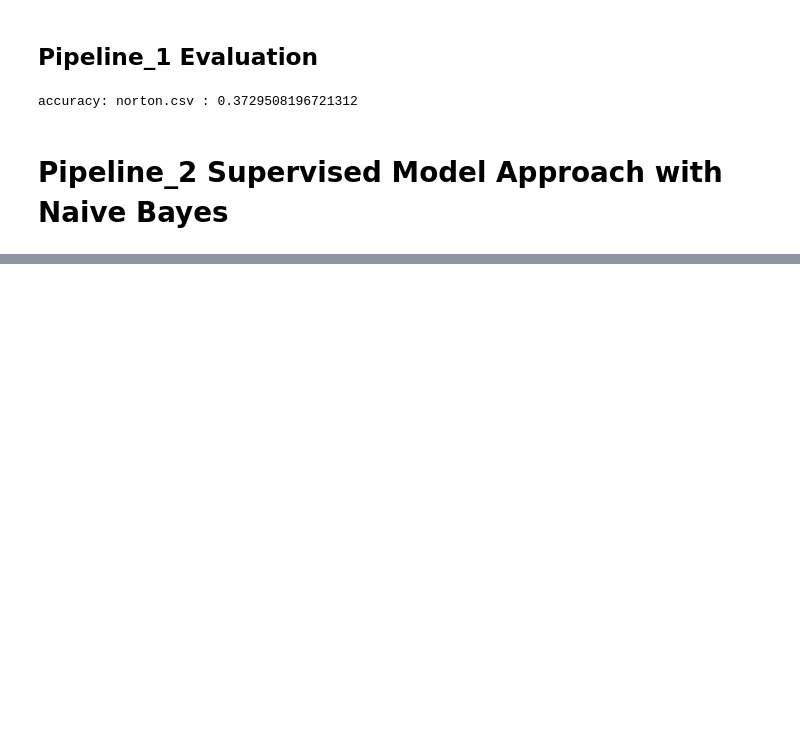
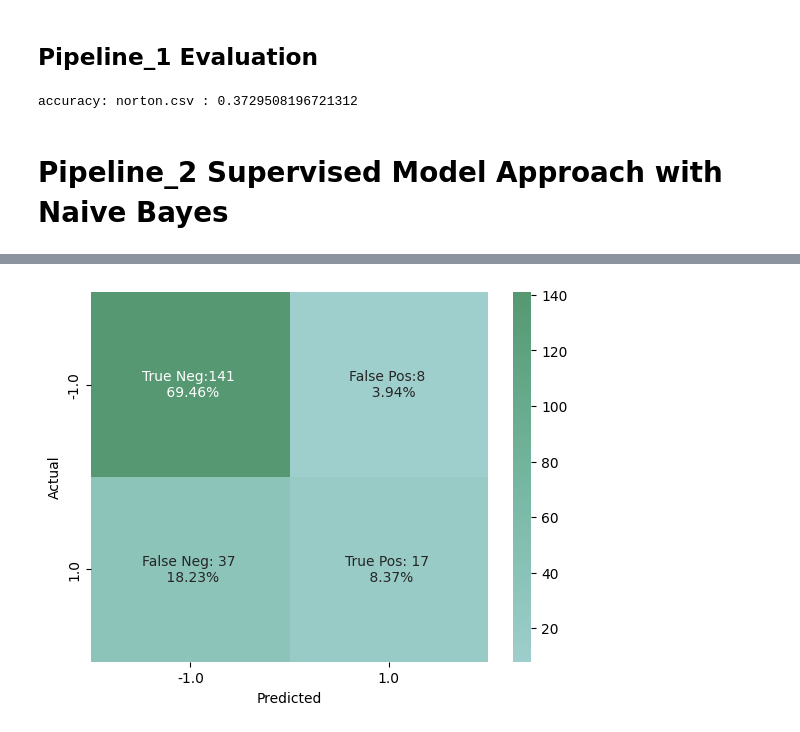
Before and after one commit to metajos/opinion-miner, a Jupyter notebook: testing.ipynb, the cells around one changed output, grey strips where cells are left out. Saved outputs shown, nothing was run; the diff lists cells and outputs as text; code cells hidden in the pictures; blank space fills up the shorter version.

```diff
--- a/testing.ipynb
+++ b/testing.ipynb
@@ -541,0 +540,18 @@ display(accuracy_table(validations=validations, predictions=predictions, model_n
+# %%
+def aconf_matrix(validations, predictions, cfm):
+    # This function plots a confusion matrix
+    percentages = ["{0:.2%}".format(value) for value in cfm.flatten() / np.sum(cfm)]
+    labels = np.array([f"True Neg:{cfm[0][0]} \n {percentages[0]}", f"False Pos:{cfm[0][1]} \n  {percentages[1]}",
+                       f"False Neg: {cfm[1][0]} \n {percentages[2]}",
+                       f"True Pos: {cfm[1][1]} \n {percentages[3]}"]).reshape(2, 2)
+    confusion_matrix = pd.crosstab(validations, predictions, rownames=['Actual'], colnames=['Predicted'])
+
+    with plt.style.context({'figure.facecolor': 'white'}):
+        sns.heatmap(confusion_matrix, annot=labels, fmt="", cmap=sns.cubehelix_palette(start=1.5, rot=0.4, dark=.5, light=.75,reverse=False, as_cmap=True))
+        plt.show()
+validations = y_true
+predictions = y_pred
+cfm = confusion_matrix(validations, predictions)
+aconf_matrix(validations, predictions, cfm)
+# %% [output]
+[figure, added]
```
Also changed, not shown: parts of 10 cells of this notebook, 9 other files.
